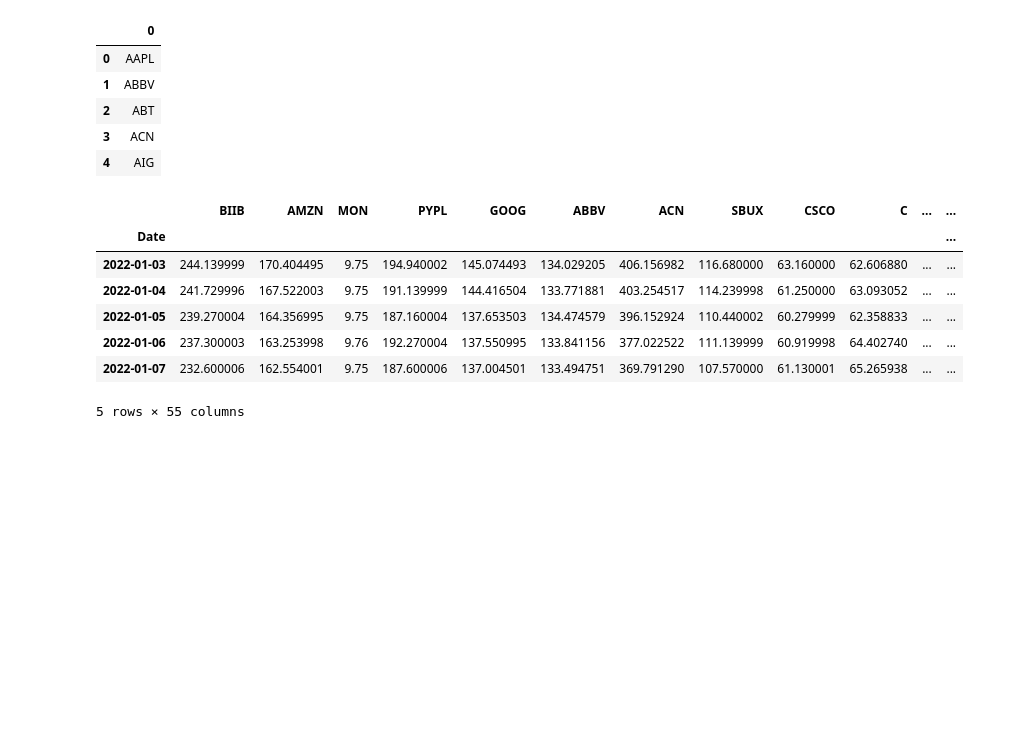
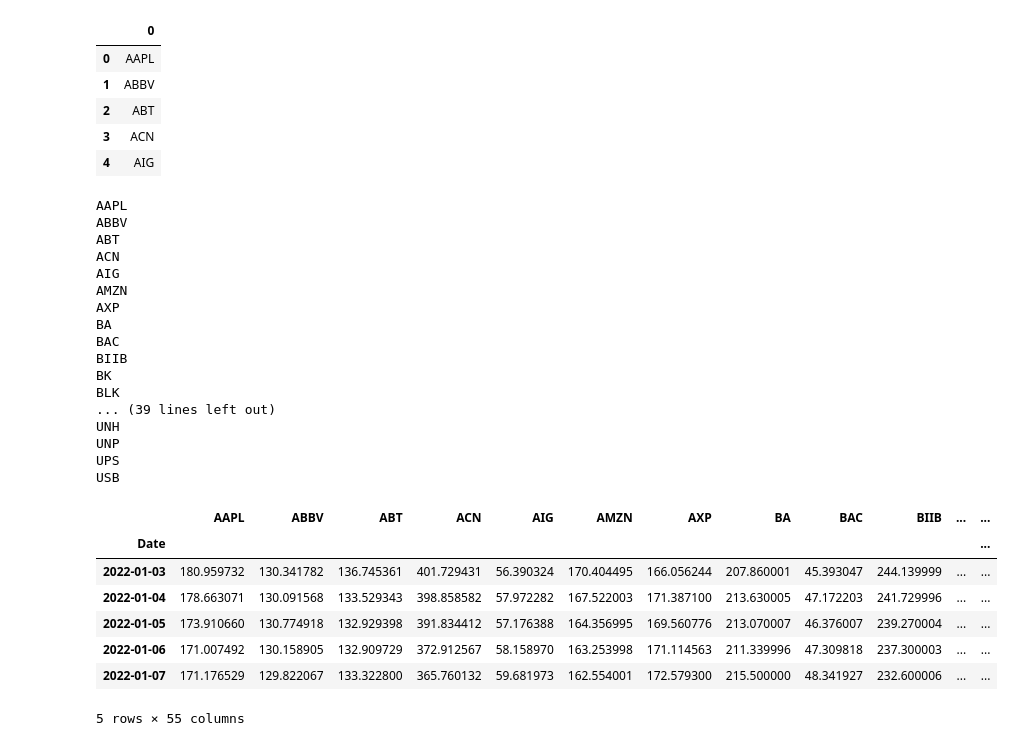
Before and after one commit to richardsha19/portfolio-manager, a Jupyter notebook: Main.ipynb, the cells around one changed output. Cells and saved outputs as stored; diff of their text form; code cells hidden in the pictures; blank space fills up the shorter version.

```diff
--- a/Main.ipynb
+++ b/Main.ipynb
@@ -108,29 +111,40 @@ def stock_history(ticker):
     close_all[ticker] = stock_close
 # %%
 # Mitchel
-close_start = '2022-01-01'
-close_end = '2022-10-31'
 
 thread_list = []
 
 for i in range(0,len(csv_tickers)):
     ticker = csv_tickers[0][i]
-    filter_thread = Thread(target = stock_history, args = (ticker, ))
-    thread_list.append(filter_thread)
-    filter_thread.start()
+    stock_history(ticker)
 
-for i in thread_list:
-    i.join()
 close_all.head()
 # %% [output]
+AAPL
+ABBV
+ABT
+ACN
+AIG
+AMZN
+AXP
+BA
+BAC
+BIIB
+BK
+BLK
+... (39 lines left out)
+UNH
+UNP
+UPS
+USB
-|  | BIIB | AMZN | MON | PYPL | GOOG | ABBV | ACN | SBUX | CSCO | C | ... | ... |
+|  | AAPL | ABBV | ABT | ACN | AIG | AMZN | AXP | BA | BAC | BIIB | ... | ... |
 | Date |  |  |  |  |  |  |  |  |  |  |  | ... |
-| 2022-01-03 | 244.139999 | 170.404495 | 9.75 | 194.940002 | 145.074493 | 134.029205 | 406.156982 | 116.680000 | 63.160000 | 62.606880 | ... | ... |
-| 2022-01-04 | 241.729996 | 167.522003 | 9.75 | 191.139999 | 144.416504 | 133.771881 | 403.254517 | 114.239998 | 61.250000 | 63.093052 | ... | ... |
-| 2022-01-05 | 239.270004 | 164.356995 | 9.75 | 187.160004 | 137.653503 | 134.474579 | 396.152924 | 110.440002 | 60.279999 | 62.358833 | ... | ... |
-| 2022-01-06 | 237.300003 | 163.253998 | 9.76 | 192.270004 | 137.550995 | 133.841156 | 377.022522 | 111.139999 | 60.919998 | 64.402740 | ... | ... |
-| 2022-01-07 | 232.600006 | 162.554001 | 9.75 | 187.600006 | 137.004501 | 133.494751 | 369.791290 | 107.570000 | 61.130001 | 65.265938 | ... | ... |
+| 2022-01-03 | 180.959732 | 130.341782 | 136.745361 | 401.729431 | 56.390324 | 170.404495 | 166.056244 | 207.860001 | 45.393047 | 244.139999 | ... | ... |
+| 2022-01-04 | 178.663071 | 130.091568 | 133.529343 | 398.858582 | 57.972282 | 167.522003 | 171.387100 | 213.630005 | 47.172203 | 241.729996 | ... | ... |
+| 2022-01-05 | 173.910660 | 130.774918 | 132.929398 | 391.834412 | 57.176388 | 164.356995 | 169.560776 | 213.070007 | 46.376007 | 239.270004 | ... | ... |
+| 2022-01-06 | 171.007492 | 130.158905 | 132.909729 | 372.912567 | 58.158970 | 163.253998 | 171.114563 | 211.339996 | 47.309818 | 237.300003 | ... | ... |
+| 2022-01-07 | 171.176529 | 129.822067 | 133.322800 | 365.760132 | 59.681973 | 162.554001 | 172.579300 | 215.500000 | 48.341927 | 232.600006 | ... | ... |
-5 rows × 55 columns
+5 rows × 55 columns
 # %%
 close_all_pct = close_all.pct_change() * 100
 close_all_pct.head()
```
Also changed, not shown: parts of 13 cells of this notebook.
